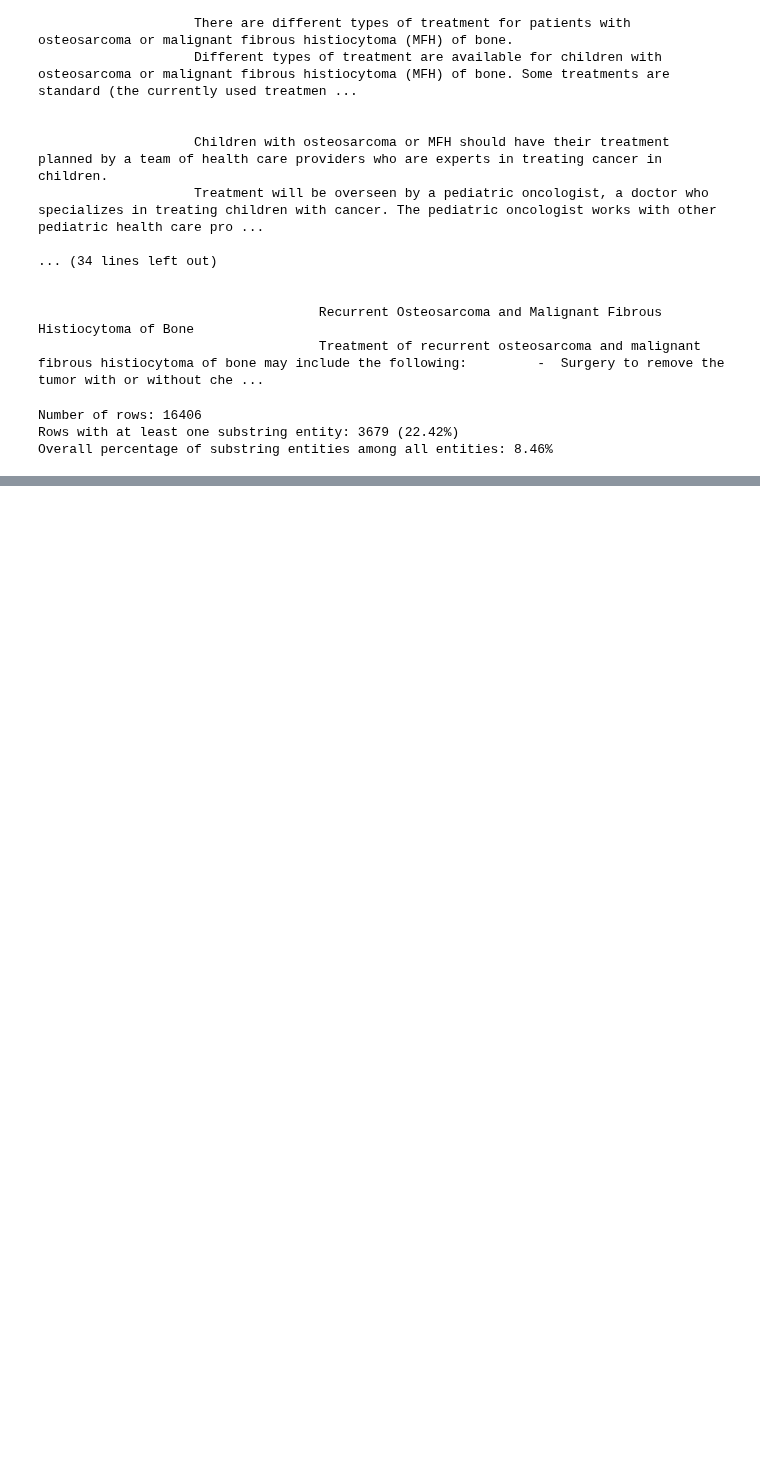
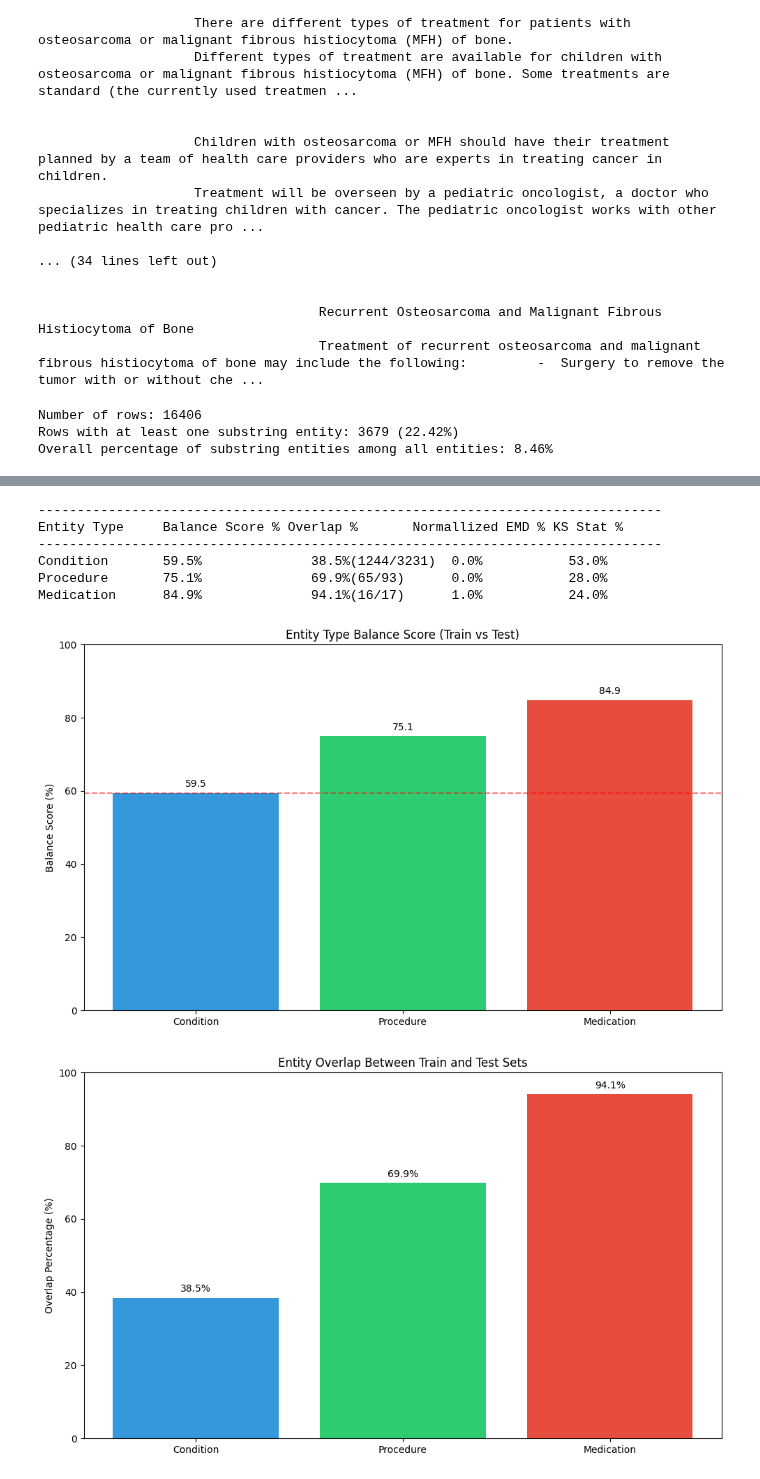
Before and after one commit to orlevit/medical_ner, a Jupyter notebook: eda.ipynb, the cells around one changed output, grey strips where cells are left out. Cells and saved outputs as stored; diff of their text form; code cells hidden in the pictures; blank space fills up the shorter version.

```diff
--- a/eda.ipynb
+++ b/eda.ipynb
@@ -458,0 +388,15 @@ Medication      93.0            94.1            0.0108          0.2353
+# %%
+balance_results = calculate_entity_balance(y_train, y_test)
+print_balance_results(balance_results)
+# %% [output]
+--------------------------------------------------------------------------------
+Entity Type     Balance Score % Overlap %       Normallized EMD % KS Stat %
+--------------------------------------------------------------------------------
+Condition       59.5%              38.5%(1244/3231)  0.0%           53.0%
+Procedure       75.1%              69.9%(65/93)      0.0%           28.0%
+Medication      84.9%              94.1%(16/17)      1.0%           24.0%
+# %%
+create_balance_visualization(balance_results)
+# %% [output]
+[figure, added]
+[figure, added]
```
Also changed, not shown: parts of 7 cells of this notebook, 4 other files.
